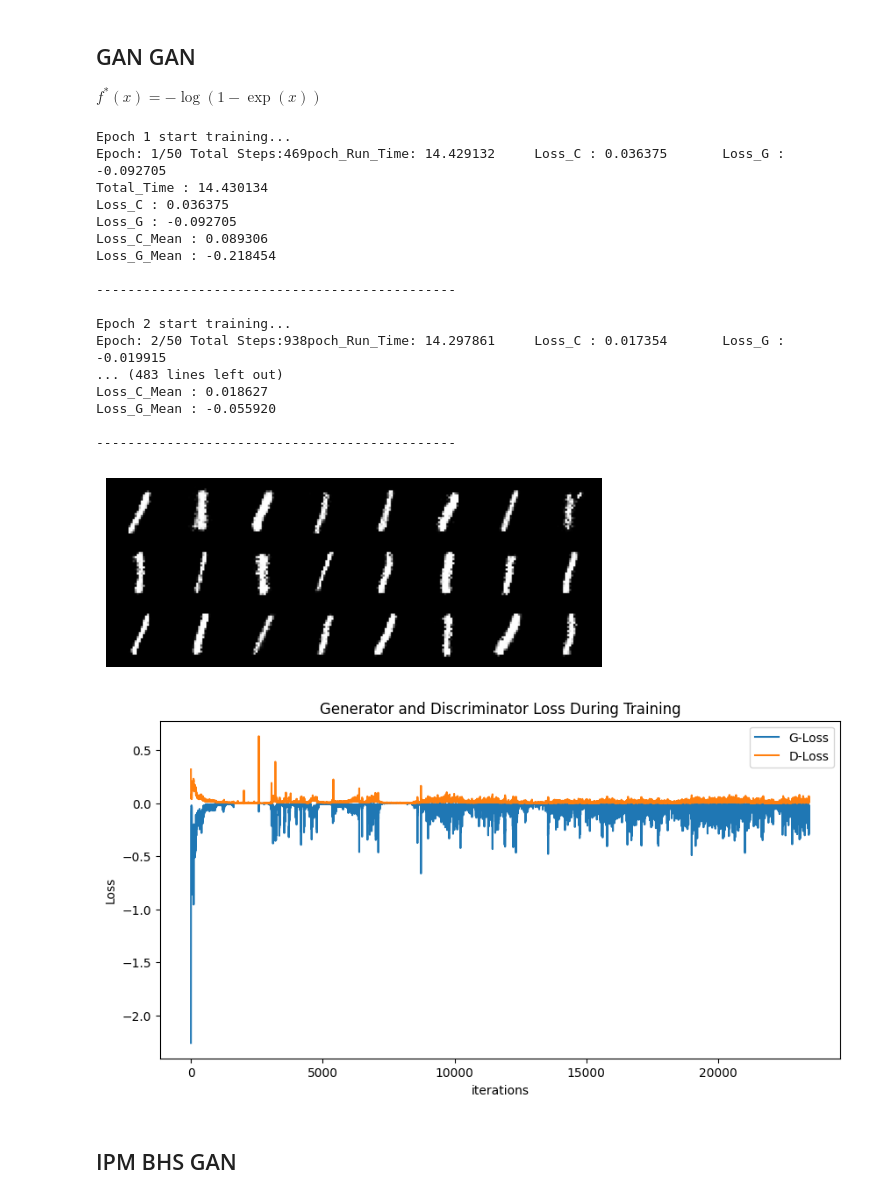
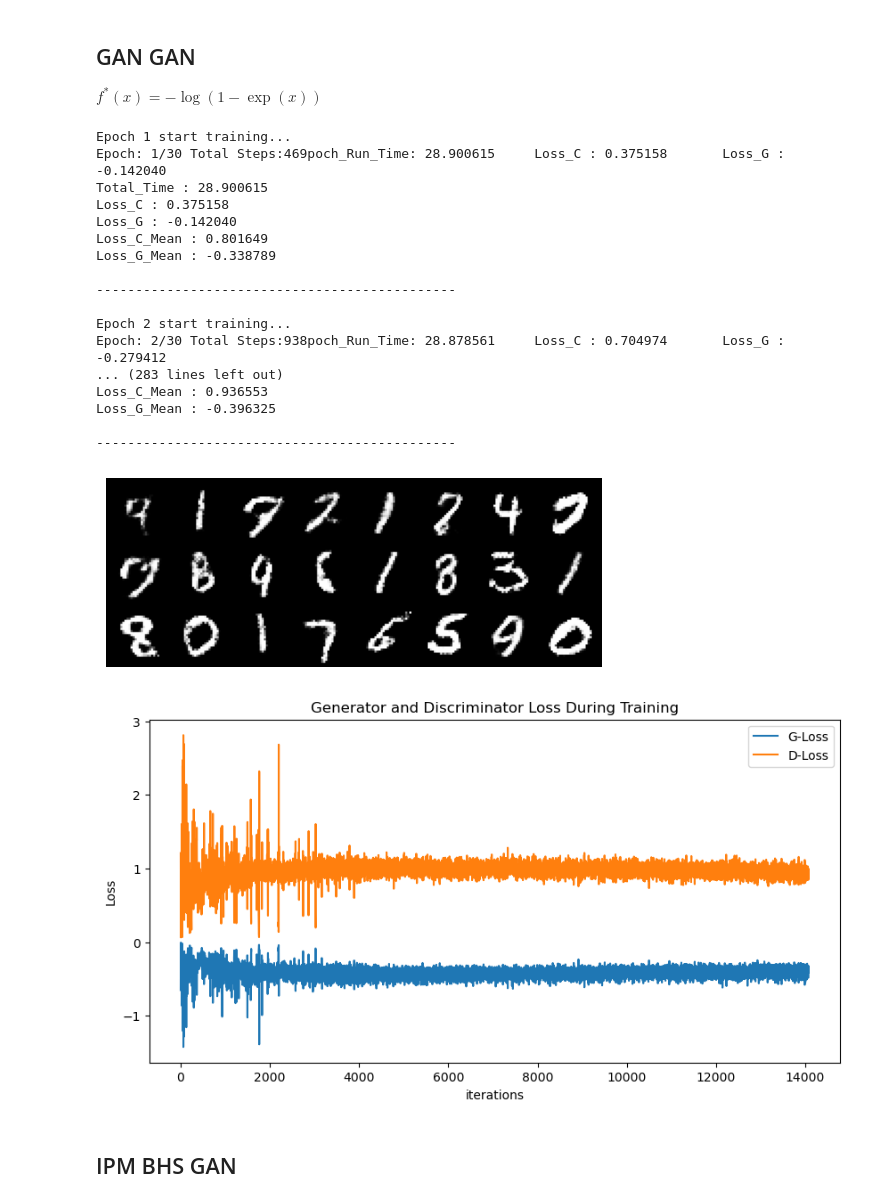
Before and after one commit to AlexF1994/bhsgan, a Jupyter notebook: mnist.ipynb, the cells around one changed output. Cells and saved outputs as stored; diff of their text form; code cells hidden in the pictures.

```diff
--- a/mnist.ipynb
+++ b/mnist.ipynb
@@ -310,43 +323,43 @@ plt.plot(trained_pgan.generator_losses[0:25])
 ## GAN GAN
 $f^*(x) = -\log(1-\exp(x))$
 # %%
-torch.manual_seed(96)
-random.seed(96)
+torch.manual_seed(95)
+random.seed(95)
 
-training_params_GAN = TrainingParams(lr_dis=0.0002, lr_gen=0.0002, num_epochs=50, num_dis_updates=4, num_gen_updates=3,
+training_params_GAN = TrainingParams(lr_dis=0.0002, lr_gen=0.0002, num_epochs=30, num_dis_updates=4, num_gen_updates=3,
                                     beta_1=0.5, batch_size=batch_size_bhs)
-generator_GAN = GeneratorBhsMnist(latent_dim_bhs)
-discriminator_GAN = DiscriminatorBhsMnist(RevKlActivation, 28 * 28)
+generator_GAN = GeneratorBhsMnist(latent_dim)
+discriminator_GAN = DiscriminatorBhsMnist(GanGanActivation, 28 * 28)
 trainer_gan = Trainer(training_params_GAN, generator_GAN, discriminator_GAN, device=device)
 # %%
 trained_gan = trainer_gan.train_gan(dataloader, get_dis_loss_gan, get_gen_loss_gan, False, flatten_dim=28 * 28)
 # %% [output]
 Epoch 1 start training...
-Epoch: 1/50 Total Steps:469poch_Run_Time: 14.429132     Loss_C : 0.036375       Loss_G : -0.092705
-Total_Time : 14.430134
-Loss_C : 0.036375
-Loss_G : -0.092705
-Loss_C_Mean : 0.089306
-Loss_G_Mean : -0.218454
+Epoch: 1/30 Total Steps:469poch_Run_Time: 28.900615     Loss_C : 0.375158       Loss_G : -0.142040
+Total_Time : 28.900615
+Loss_C : 0.375158
+Loss_G : -0.142040
+Loss_C_Mean : 0.801649
+Loss_G_Mean : -0.338789
 
 ----------------------------------------------
 
 Epoch 2 start training...
-Epoch: 2/50 Total Steps:938poch_Run_Time: 14.297861     Loss_C : 0.017354       Loss_G : -0.019915
-... (483 lines left out)
-Loss_C_Mean : 0.018627
-Loss_G_Mean : -0.055920
+Epoch: 2/30 Total Steps:938poch_Run_Time: 28.878561     Loss_C : 0.704974       Loss_G : -0.279412
+... (283 lines left out)
+Loss_C_Mean : 0.936553
+Loss_G_Mean : -0.396325
 
 ----------------------------------------------
 # %%
-torch.manual_seed(1)
-test_noise_bhs = get_noise(24, latent_dim_bhs, device)
-generated_images_gan = trained_gan.generator(test_noise_bhs)
+torch.manual_seed(4)
+test_noise = get_noise(24, latent_dim, device)
+generated_images_gan = trained_gan.generator(test_noise)
 plot_tensor_images(generated_images_gan, num_images=24)
 # %% [output]
-[figure, old version]
+[figure, new version]
 # %%
 plot_losses(trained_gan.generator_losses, trained_gan.discriminator_losses)
 # %% [output]
-[figure, old version]
+[figure, new version]
 # %%
```
Also changed, not shown: parts of 30 cells of this notebook, 2 other files.
